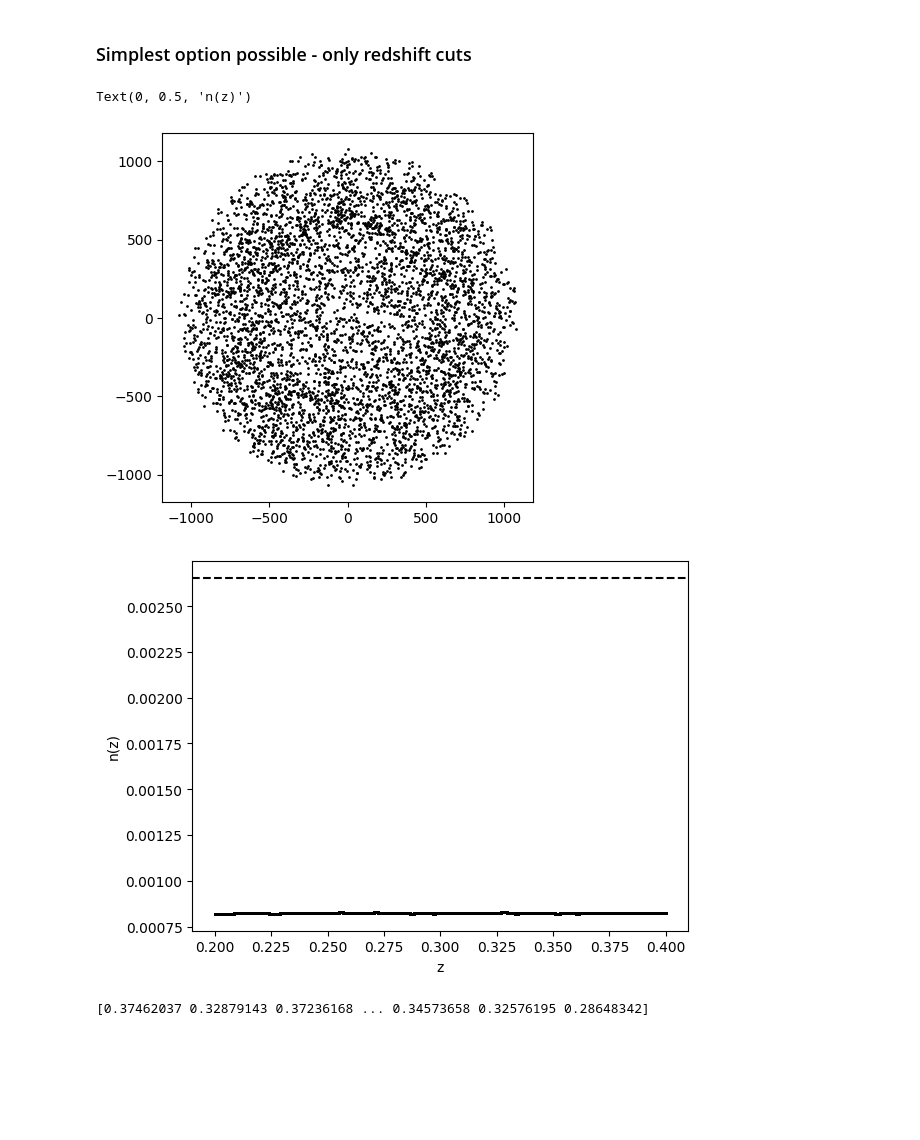
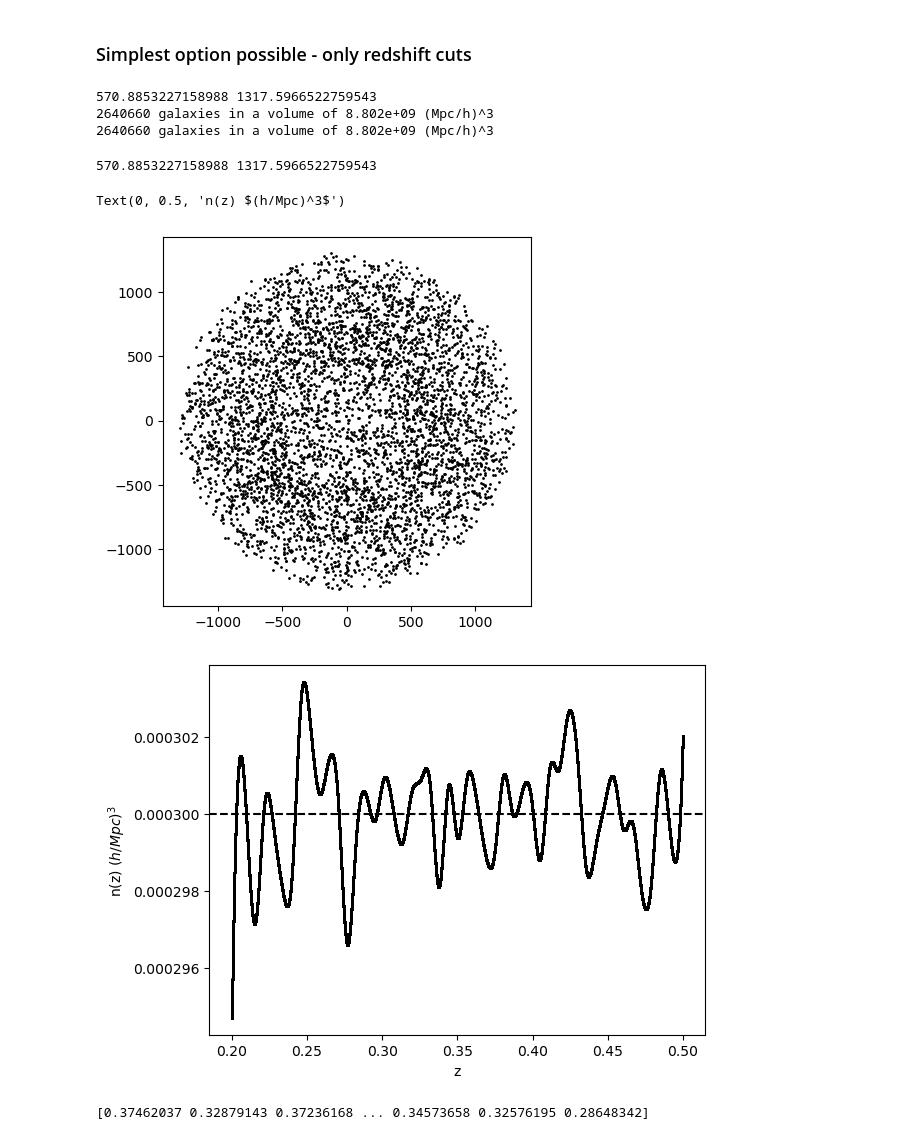
Before and after one commit to jadamo/covapt_mt, a Jupyter notebook: spherical_random_catalog.ipynb, the cells around one changed output. Drawn from its saved outputs; the diff is of its cells as text; code cells hidden in the pictures; blank space fills up the shorter version.

```diff
--- a/spherical_random_catalog.ipynb
+++ b/spherical_random_catalog.ipynb
@@ -17,8 +17,9 @@ from nbodykit.transform import SkyToCartesian, StackColumns, CartesianToSky
 ### Simplest option possible - only redshift cuts
 # %%
 z_lo = 0.2
-z_hi = 0.4
-target_nz = 0.00857 * cosmo.h**3 # 1/(1+sigma_z) = 0.03
+z_hi = 0.5
+target_nz = 3e-4 # (h/Mpc)^3
+#target_nz = 0.00857 * cosmo.h**3 # 1/(1+sigma_z) = 0.03
 # %%
 # def get_shell_volume(z_lo, z_hi):
 #     #cosmo=cosmology.LambdaCDM(H0=70, Om0=0.3, Ode0=0.7)
@@ -49,16 +50,17 @@ def get_dVolume_dz(z_bins, cosmo):
     dummy_dict["ra"] = np.zeros(len(z_bins)); dummy_dict["dec"] = np.zeros(len(z_bins)); dummy_dict["z"] = z_bins
     dummy_cat = ArrayCatalog(dummy_dict)
 
+    # this outputs positions in Mpc/h
     position = (SkyToCartesian(dummy_cat["ra"], dummy_cat["dec"], dummy_cat["z"],degrees=True, cosmo=cosmo)).compute()
-    d = np.sqrt(position[:,0]**2 + position[:,1]**2 + position[:,2]**2).value
+    d = np.sqrt(position[:,0]**2 + position[:,1]**2 + position[:,2]**2)
     dV = np.zeros(len(d)-1)
 
     for i in range(len(dV)):
         dV[i] = 4./3. * np.pi * (d[i+1]**3 - d[i]**3)
     return dV
 
-def calculate_nz(redshifts, bins):
-    nbar, z_edges = np.histogram(redshifts, bins=bins)
+def calculate_nz(redshifts, bins, cosmo):
+    nbar, z_edges = np.histogram(redshifts, bins=bins) # Gives N = n*V
     dV_dz = get_dVolume_dz(z_edges, cosmo)
 
     nbar = nbar / dV_dz
@@ -69,13 +71,25 @@ def calculate_nz(redshifts, bins):
     # finally, interpolate
     nbar_func = InterpolatedUnivariateSpline(z_centers, nbar)
     return nbar_func(redshifts)
+
+def get_total_galaxies(target_nz, z_lo, z_hi, cosmo):
+    bins = np.linspace(z_lo, z_hi, 50)
+    dV_dz = get_dVolume_dz(bins, cosmo)
+    N_galaxies = np.sum(target_nz * dV_dz)
+    return N_galaxies
 # %%
 cosmo_nbodykit = cosmology.Cosmology(h=0.7).match(Omega0_m=0.30964)#, Omega0_b=0.04897)
 
 V = get_shell_volume(z_lo, z_hi, cosmo_nbodykit)
 N_galaxies = int((V * target_nz))
-print("{:0.0f} galaxies in a volume of {:0.3e} Mpc^3".format(N_galaxies, V))
+print("{:0.0f} galaxies in a volume of {:0.3e} (Mpc/h)^3".format(N_galaxies, V))
+N_galaxies - get_total_galaxies(target_nz, z_lo, z_hi, cosmo_nbodykit)
+print("{:0.0f} galaxies in a volume of {:0.3e} (Mpc/h)^3".format(N_galaxies, V))
 #print(Distance(unit=u.Mpc, z = z_lo, cosmology = cosmo))
+# %% [output]
+570.8853227158988 1317.5966522759543
+2640660 galaxies in a volume of 8.802e+09 (Mpc/h)^3
+2640660 galaxies in a volume of 8.802e+09 (Mpc/h)^3
 # %%
 # NOTE: This function creates a totally uniform random catalog in real-space
 # Eventually, we'll want to create randoms based on some redshift distribution, but this is an ok place to start
@@ -116,29 +130,31 @@ def create_survey_randoms(num_galaxies, z_min, z_max, cosmo):
     random = ArrayCatalog(random_dict)
     random["Position"] = StackColumns((random["x"], random["y"], random["z"]))
     random["RA"], random["DEC"], random["Z"] = CartesianToSky(random["Position"], cosmo_nbodykit)
+
+    random["NZ"] = calculate_nz(random["Z"].compute(), np.linspace(z_lo, z_hi, 50), cosmo_nbodykit)
+    random["WEIGHT_FKP"] = 1. / (1 + random["NZ"] * 1e4)
     return random
 # %%
 alpha = 1.
 random = create_survey_randoms(int(N_galaxies*alpha), z_lo, z_hi, cosmo_nbodykit)
+# %% [output]
+570.8853227158988 1317.5966522759543
-# %%
-random["NZ"] = calculate_nz(random["Z"].compute(), np.linspace(z_lo, z_hi, 50))
-random["WEIGHT_FKP"] = 1. / (1 + random["NZ"] * 1e4)
 # %%
 plt.scatter(random["x"][:5000], random["y"][:5000], s=1, c="black")
 plt.gca().set_aspect('equal')
 #plt.hist(random["X"][:1000], bins=100)
 
 # n_of_z, bin_edges = np.histogram(random["NZ"].compute(), bins=50)
 # bins = (bin_edges[:-1] + bin_edges[1:]) / 2
 
 plt.figure()
 #plt.plot(bins, n_of_z)
 plt.scatter(random["Z"].compute(), random["NZ"].compute(), s=1, c="black")
 plt.axhline(target_nz, c="black", ls="--")
 plt.xlabel("z")
-plt.ylabel("n(z)")
+plt.ylabel(r"n(z) $(h/Mpc)^3$")
 # %% [output]
-Text(0, 0.5, 'n(z)')
+Text(0, 0.5, 'n(z) $(h/Mpc)^3$')
-[figure, old version]
+[figure, new version]
-[figure, old version]
+[figure, new version]
 # %%
```
Also changed, not shown: parts of 1 cell of this notebook, 2 other files.
